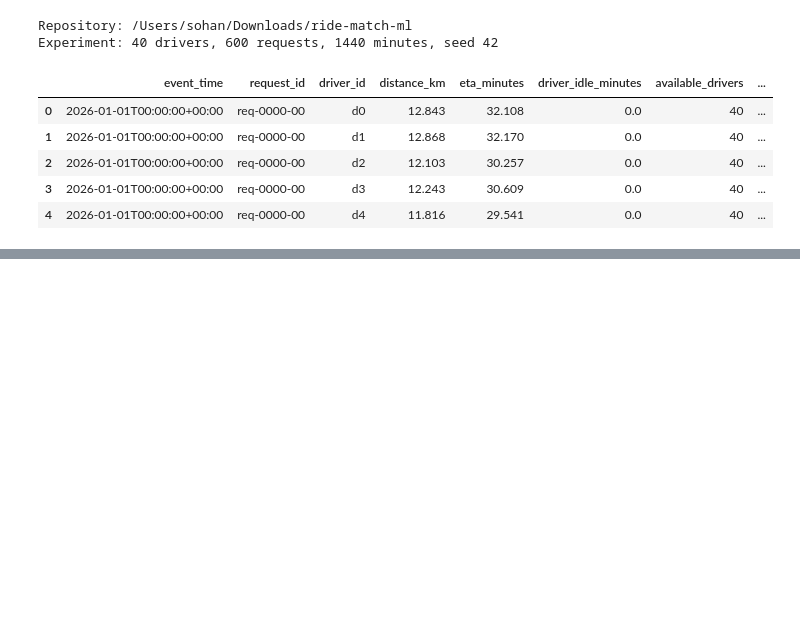
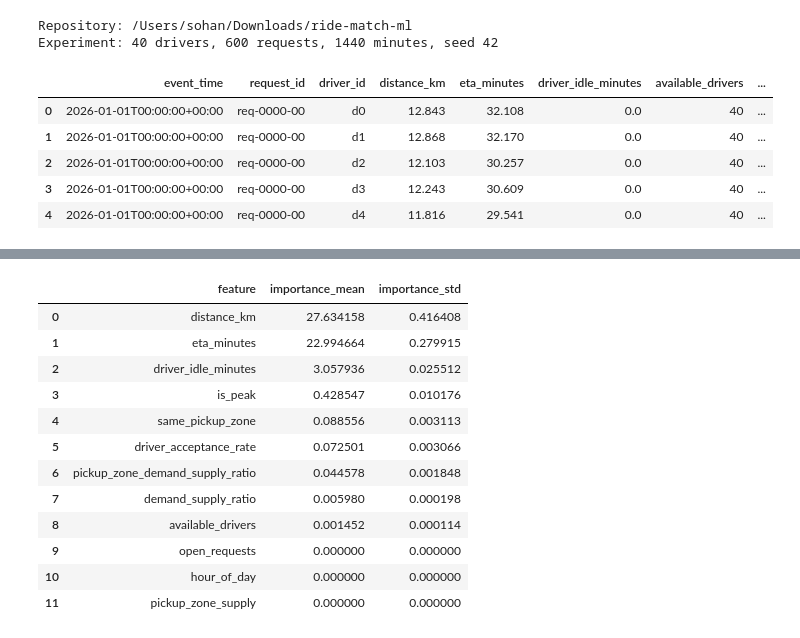
Before and after one commit to sohan2000/ride-match-ml, a Jupyter notebook: notebooks/exploration.ipynb, the cells around one changed output, grey strips where cells are left out. Saved outputs shown, nothing was run; the diff lists cells and outputs as text; code cells hidden in the pictures; blank space fills up the shorter version.

```diff
--- a/notebooks/exploration.ipynb
+++ b/notebooks/exploration.ipynb
@@ -274 +293,25 @@ plt.show()
+# %%
+# 4. Validate feature behavior on held-out time data.
+from src.models.feature_importance import permutation_feature_importance
+
+permutation_importance_report = permutation_feature_importance(
+    "models/colab_utility_gbdt.pkl",
+    "data/processed/colab_candidates.csv",
+    repeats=10,
+)
+permutation_importance_report
+# %% [output]
+|  | feature | importance_mean | importance_std |
+| 0 | distance_km | 27.634158 | 0.416408 |
+| 1 | eta_minutes | 22.994664 | 0.279915 |
+| 2 | driver_idle_minutes | 3.057936 | 0.025512 |
+| 3 | is_peak | 0.428547 | 0.010176 |
+| 4 | same_pickup_zone | 0.088556 | 0.003113 |
+| 5 | driver_acceptance_rate | 0.072501 | 0.003066 |
+| 6 | pickup_zone_demand_supply_ratio | 0.044578 | 0.001848 |
+| 7 | demand_supply_ratio | 0.005980 | 0.000198 |
+| 8 | available_drivers | 0.001452 | 0.000114 |
+| 9 | open_requests | 0.000000 | 0.000000 |
+| 10 | hour_of_day | 0.000000 | 0.000000 |
+| 11 | pickup_zone_supply | 0.000000 | 0.000000 |
 # %%
```
Also changed, not shown: parts of 13 cells of this notebook, 22 other files.
